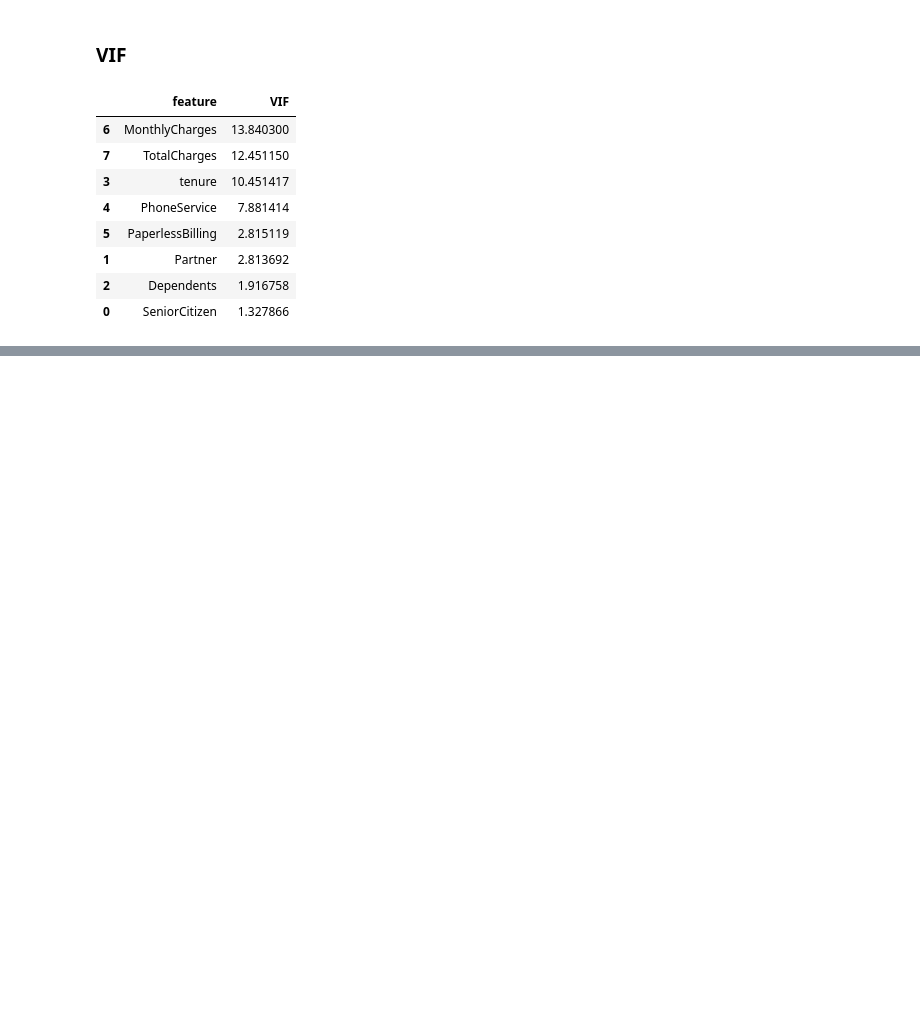
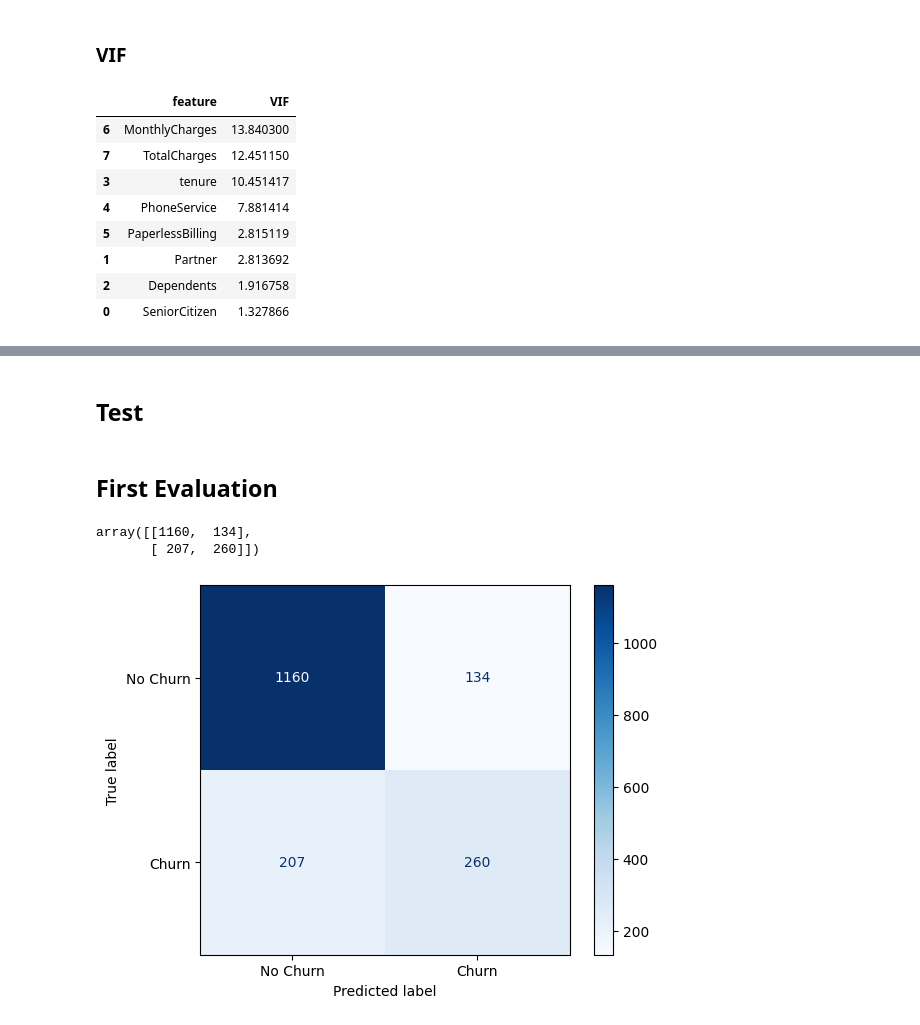
Before and after one commit to JessePMelo/Telco-Customer-Churn, a Jupyter notebook: data_science/notebooks/Telco_Customer_Churn.ipynb, the cells around one changed output, grey strips where cells are left out. Drawn from its saved outputs; the diff is of its cells as text; code cells hidden in the pictures; blank space fills up the shorter version.

Commit message:
first train test and evaluation

```diff
--- a/data_science/notebooks/Telco_Customer_Churn.ipynb
+++ b/data_science/notebooks/Telco_Customer_Churn.ipynb
@@ -337,0 +444,24 @@ vif.sort_values('VIF', ascending=False)
+# %%
+from sklearn.compose import ColumnTransformer
+from sklearn.preprocessing import StandardScaler, OneHotEncoder
+
+preprocessor = ColumnTransformer(
+    transformers=[
+        ('num', numeric_transformer, cols_corr_vif),
+        ('cat', OneHotEncoder(drop='first', handle_unknown='ignore'), categorical_cols)
+    ]
+)
+# %%
+from sklearn.pipeline import Pipeline
+from sklearn.linear_model import LogisticRegression
+
+pipeline = Pipeline(
+    steps=[
+        ('preprocessing', preprocessor),
+        ('model', LogisticRegression(
+            penalty='l2',
+            solver='liblinear',
+            max_iter=1000
+        ))
+    ]
+)
@@ -337,0 +470,2 @@ vif.sort_values('VIF', ascending=False)
+# %%
+pipeline.fit(X_train, y_train)
@@ -337,0 +490,6 @@ vif.sort_values('VIF', ascending=False)
+# %% [markdown]
+## Test
+# %%
+y_pred = pipeline.predict(X_test)
+# %% [markdown]
+## First Evaluation
@@ -337,0 +498,22 @@ vif.sort_values('VIF', ascending=False)
+# %%
+from sklearn.metrics import confusion_matrix
+
+conf_matriz = confusion_matrix(y_test, y_pred)
+conf_matriz
+# %% [output]
+array([[1160,  134],
+       [ 207,  260]])
+# %%
+from sklearn.metrics import ConfusionMatrixDisplay
+import matplotlib.pyplot as plt
+
+ConfusionMatrixDisplay.from_predictions(
+    y_test,
+    y_pred,
+    display_labels=['No Churn', 'Churn'],
+    cmap='Blues'
+)
+
+plt.show()
+# %% [output]
+[figure, added]
```
Also changed, not shown: parts of 17 cells of this notebook.
